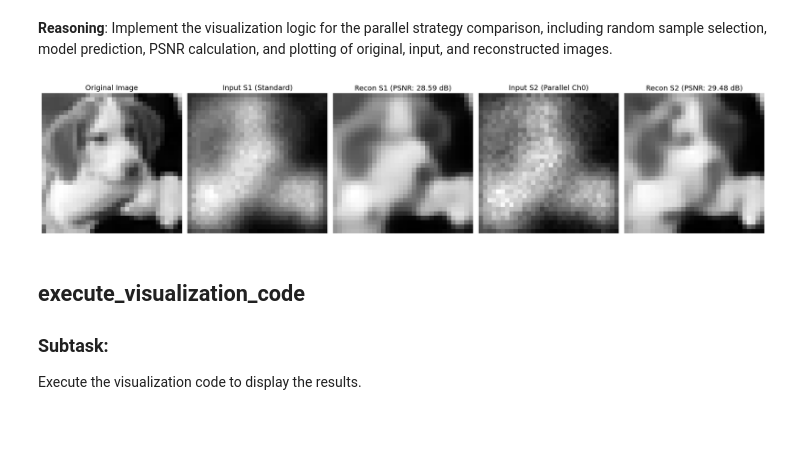
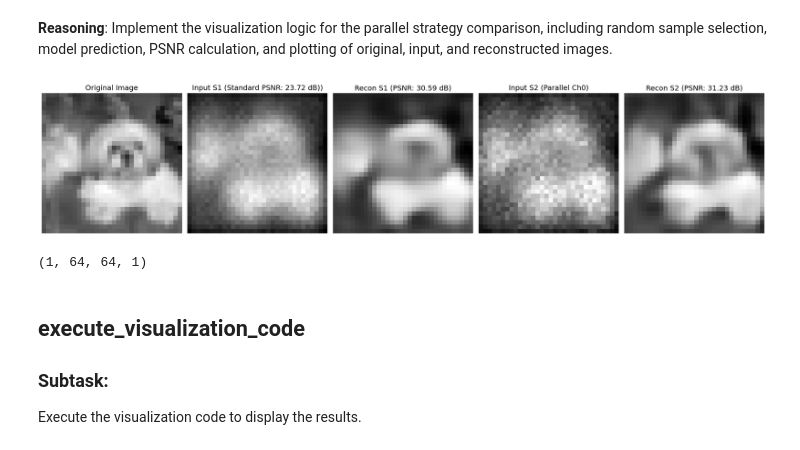
Before and after one commit to arizonaCameraLab/papers, a Jupyter notebook: IntegratedMetaOptics.ipynb, the cells around one changed output. Cells and saved outputs as stored; diff of their text form; code cells hidden in the pictures.

```diff
--- a/IntegratedMetaOptics.ipynb
+++ b/IntegratedMetaOptics.ipynb
@@ -1306,6 +1310,7 @@ recon_s2_example = m2_par.predict(input_s2_example, verbose=0)[0]
 # Note: Inputs might be float32 [0,1]. PSNR handles data_range automatically or we can specify it.
 psnr_s1 = psnr(original_image, recon_s1_example, data_range=1.0)
 psnr_s2 = psnr(original_image, recon_s2_example, data_range=1.0)
+psnr_measure = psnr(original_image, input_s1_example[0,:,:,:], data_range=1.0)
 
 # 4. Define Cropping (Center 32x32 from 64x64)
 start = (64 - 32) // 2
@@ -1321,35 +1326,39 @@ plt.title("Original Image", fontsize=14)
 plt.axis('off')
 
 # Input S1 (Standard)
 plt.subplot(1, 5, 2)
 plt.imshow(input_s1_example[0, start:end, start:end, 0], cmap='gray')
-plt.title("Input S1 (Standard)", fontsize=14)
+plt.title(f"Input S1 (Standard PSNR: {psnr_measure:.2f} dB))", fontsize=14)
 plt.axis('off')
 
 # Recon S1
 plt.subplot(1, 5, 3)
 plt.imshow(recon_s1_example[start:end, start:end, 0], cmap='gray')
 plt.title(f"Recon S1 (PSNR: {psnr_s1:.2f} dB)", fontsize=14)
 plt.axis('off')
 
 # Input S2 (Parallel - Channel 0)
 # Unlike Mosaic, Parallel input is full resolution (64x64), so we crop it same as others.
 plt.subplot(1, 5, 4)
 plt.imshow(input_s2_example[0, start:end, start:end, 0], cmap='gray')
 plt.title("Input S2 (Parallel Ch0)", fontsize=14)
 plt.axis('off')
 
 # Recon S2
 plt.subplot(1, 5, 5)
 plt.imshow(recon_s2_example[start:end, start:end, 0], cmap='gray')
 plt.title(f"Recon S2 (PSNR: {psnr_s2:.2f} dB)", fontsize=14)
 plt.axis('off')
 
 plt.tight_layout()
 plt.savefig('parallel_vis.png')
 plt.show()
 # %% [output]
-[figure, old version]
+[figure, new version]
+# %%
+input_s1_example.shape
+# %% [output]
+(1, 64, 64, 1)
 # %% [markdown]
 ## execute_visualization_code
 
```
Also changed, not shown: parts of 2 cells of this notebook.
